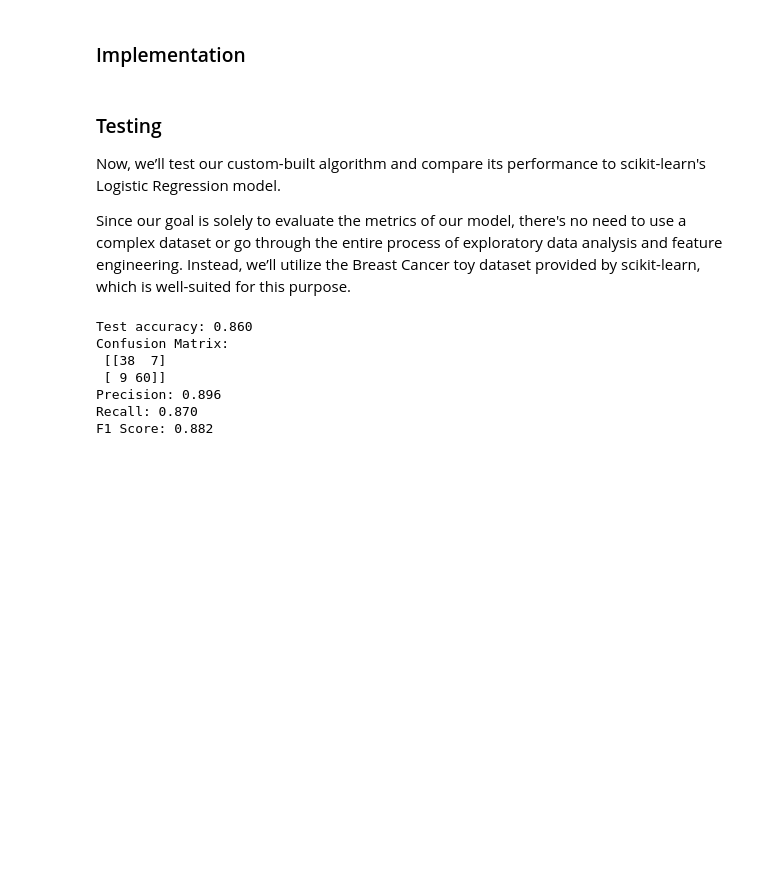
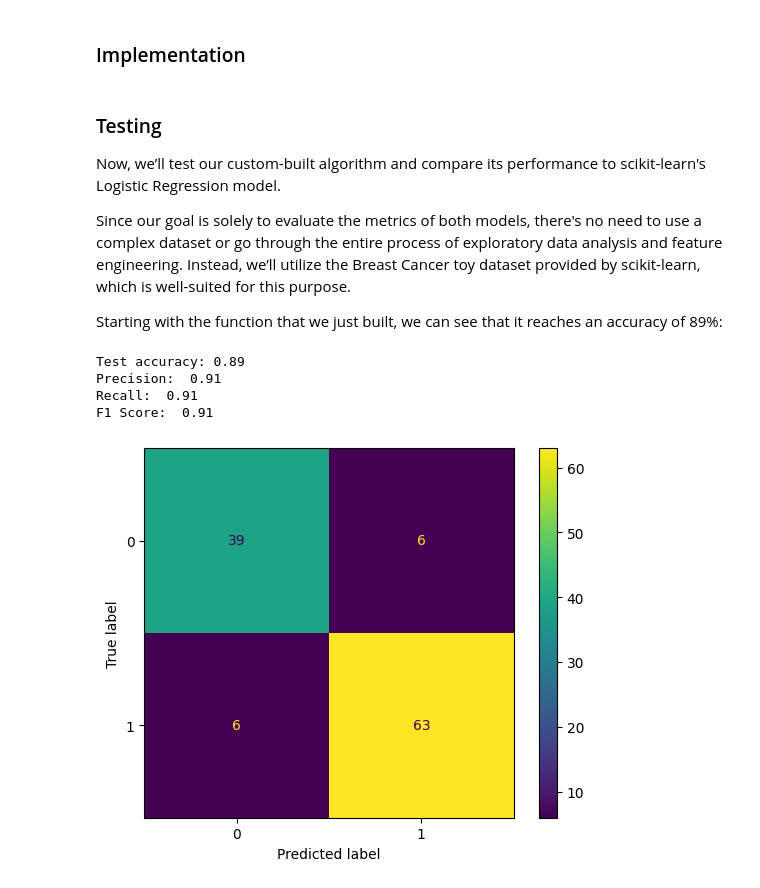
Before and after one commit to gustavofladeira/logistic-regression, a Jupyter notebook: logistic_regression.ipynb, the cells around one changed output. Saved outputs shown, nothing was run; the diff lists cells and outputs as text; code cells hidden in the pictures; blank space fills up the shorter version.

```diff
--- a/logistic_regression.ipynb
+++ b/logistic_regression.ipynb
@@ -12,6 +12,7 @@ class logistic_regression:
         self.iterations = iterations
         self.weights = None
         self.bias = None
+        self.classes_ = None
 
     def sigmoid(self, x):
         return 1/(1+np.exp(-x))
@@ -47,48 +48,53 @@ class logistic_regression:
         # input into the sigmoid function
         y_predicted = self.sigmoid(linear_model)
 
-        # binary predictions based on the probabilities
+        # predictions based on the probabilities
         y_predicted_class = [1 if i > 0.5 else 0 for i in y_predicted]
 
-        # return the predictions
         return np.array(y_predicted_class)
 # %% [markdown]
 ### Testing
 
 Now, we’ll test our custom-built algorithm and compare its performance to scikit-learn's Logistic Regression model.
 
-Since our goal is solely to evaluate the metrics of our model, there's no need to use a complex dataset or go through the entire process of exploratory data analysis and feature engineering. Instead, we’ll utilize the Breast Cancer toy dataset provided by scikit-learn, which is well-suited for this purpose.
+Since our goal is solely to evaluate the metrics of both models, there's no need to use a complex dataset or go through the entire process of exploratory data analysis and feature engineering. Instead, we’ll utilize the Breast Cancer toy dataset provided by scikit-learn, which is well-suited for this purpose.
+
+Starting with the function that we just built, we can see that it reaches an accuracy of 89%:
 # %%
 from sklearn.model_selection import train_test_split
 from sklearn import datasets
-from sklearn.metrics import confusion_matrix, accuracy_score, precision_score, recall_score, f1_score
+from sklearn.metrics import confusion_matrix, ConfusionMatrixDisplay, accuracy_score, precision_score, recall_score, f1_score
+import matplotlib.pyplot as plt
 
 # toy dataset from sklearn
 dataset = datasets.load_breast_cancer()
 X, y = dataset.data, dataset.target
 
 X_train, X_test, y_train, y_test = train_test_split(X, y, test_size=0.2, random_state=1234)
-regressor = logistic_regression(learning_rate=0.0001, iterations=1000)
+regressor = logistic_regression(learning_rate=0.0001, iterations=10000)
 regressor.fit(X_train, y_train)
 predictions = regressor.predict(X_test)
 
 # metrics
 cm = confusion_matrix(y_test, predictions)
 accuracy = accuracy_score(y_test, predictions)
 precision = precision_score(y_test, predictions)
 recall = recall_score(y_test, predictions)
 f_score = f1_score(y_test, predictions)
 
-print("Test accuracy: {0:.3f}".format(accuracy))
-print("Confusion Matrix:\n", cm)
-print("Precision: {0:.3f}".format(precision))
-print("Recall: {0:.3f}".format(recall))
-print("F1 Score: {0:.3f}".format(f_score))
+print("Test accuracy: {0:.2f}".format(accuracy))
+print("Precision: ", precision.round(2))
+print("Recall: ", recall.round(2))
+print("F1 Score: ", f_score.round(2))
+
+confusion_matrix(y_test, predictions, labels=regressor.classes_)
+disp = ConfusionMatrixDisplay(confusion_matrix=cm,
+                              display_labels=regressor.classes_)
+disp.plot()
+plt.show()
 # %% [output]
-Test accuracy: 0.860
-Confusion Matrix:
- [[38  7]
- [ 9 60]]
-Precision: 0.896
-Recall: 0.870
-F1 Score: 0.882
+Test accuracy: 0.89
+Precision:  0.91
+Recall:  0.91
+F1 Score:  0.91
+[figure, added]
```
Also changed, not shown: parts of 2 cells of this notebook.
